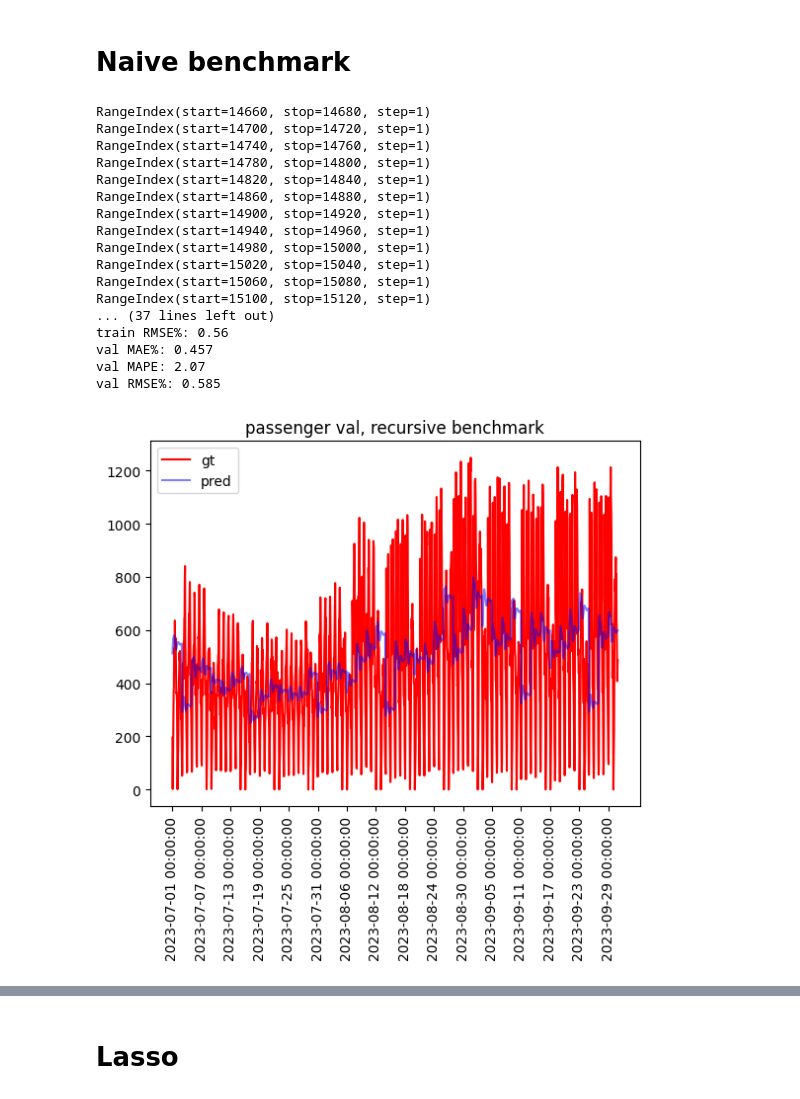
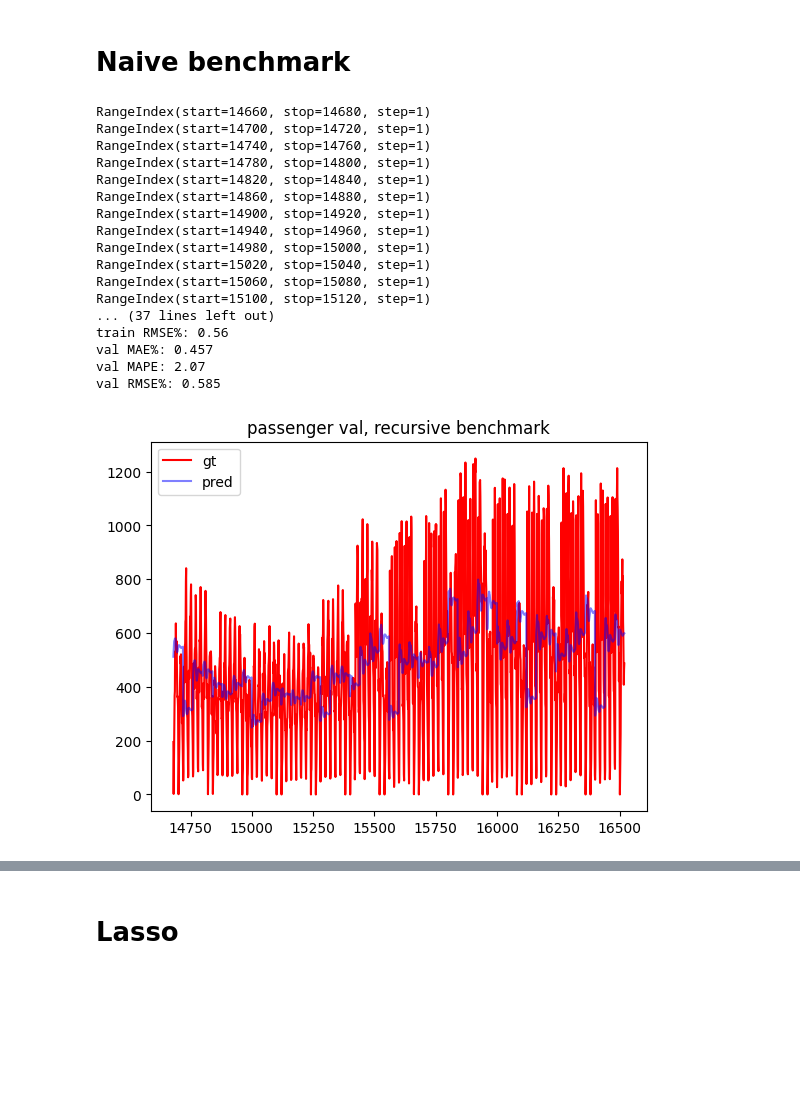
Before and after one commit to andr830g/Machine-Learning-Passenger-Forecasting, a Jupyter notebook: TimeSeriesModelling.ipynb, the cells around one changed output, grey strips where cells are left out. Cells and saved outputs as stored; diff of their text form; code cells hidden in the pictures; blank space fills up the shorter version.

```diff
--- a/TimeSeriesModelling.ipynb
+++ b/TimeSeriesModelling.ipynb
@@ -37,8 +9,33 @@ y_val.index = val_index
 # %% [markdown]
 # Naive benchmark
+# %%
+df60 = DataSplitter.getTrainData(60)
+df60_line = df60[df60['line'] == '1A']
+df60_line = df60_line.reset_index(drop=True)
+
+train60, val60 = DataSplitter.performTrainValSplit(df60_line)
+train60_line = train60.reset_index(drop=True)
+val60_line = val60.reset_index(drop=True)
+
+target = 'passengersBoarding'
+dropCols = ['date', 'hour', 'year', 'quarter', 'Q1', 'month', 'monthNumber', 'weekNumber', 'weekDay',
+            'dateNumber', 'mon', 'workdayPlan', 'line', 'passengersBoarding', 'eventName', 'datetime']
+
+train_index = pd.RangeIndex(start=0, stop=train60_line.shape[0])
+val_index = pd.RangeIndex(start=train60_line.shape[0], stop=train60_line.shape[0]+val60_line.shape[0])
+
+X_train = train60_line.drop(columns=dropCols, axis=1)
+y_train = train60_line[target]
+X_val = val60_line.drop(columns=dropCols, axis=1)
+y_val = val60_line[target]
+
+X_train.index = train_index
+y_train.index = train_index
+X_val.index = val_index
+y_val.index = val_index
 # %%
-horizon = 40
-window_size = 20
+horizon = 40*1
+window_size = 20*1
 y_val_pred = pd.Series()
 indexrange = range(y_val.index[0], y_val.index[-1] + 1, horizon)
 
@@ -84,35 +81,35 @@ print('val RMSE%:', utils.RMSE(y=y_val, yhat=y_val_pred))
 
 plt.plot(X_val.index, y_val, color='red', label='gt')
 plt.plot(X_val.index, y_val_pred, color='blue', alpha=0.5, label='pred')
-plt.xticks(range(y_val.index[0], y_val.index[-1] + 1, horizon*3), val60_line['datetime'].values[::horizon*3], rotation=90)
+#plt.xticks(range(y_val.index[0], y_val.index[-1] + 1, horizon*3), val60_line['datetime'].values[::horizon*3], rotation=90)
 plt.title('passenger val, recursive benchmark')
 plt.legend()
 plt.show()
 
 plt.plot(X_train.index, y_train, color='red', label='gt')
 plt.plot(X_train.index, y_train_pred, color='blue', alpha=0.5, label='fitted')
 plt.title('passenger train, recursive benchmark')
 plt.legend()
 plt.show()
 # %% [output]
 RangeIndex(start=14660, stop=14680, step=1)
 RangeIndex(start=14700, stop=14720, step=1)
 RangeIndex(start=14740, stop=14760, step=1)
 RangeIndex(start=14780, stop=14800, step=1)
 RangeIndex(start=14820, stop=14840, step=1)
 RangeIndex(start=14860, stop=14880, step=1)
 RangeIndex(start=14900, stop=14920, step=1)
 RangeIndex(start=14940, stop=14960, step=1)
 RangeIndex(start=14980, stop=15000, step=1)
 RangeIndex(start=15020, stop=15040, step=1)
 RangeIndex(start=15060, stop=15080, step=1)
 RangeIndex(start=15100, stop=15120, step=1)
 ... (37 lines left out)
 train RMSE%: 0.56
 val MAE%: 0.457
 val MAPE: 2.07
 val RMSE%: 0.585
-[figure, old version]
+[figure, new version]
 [figure]
 # %% [markdown]
 # Lasso
```
Also changed, not shown: parts of 6 cells of this notebook, 1 other file.
